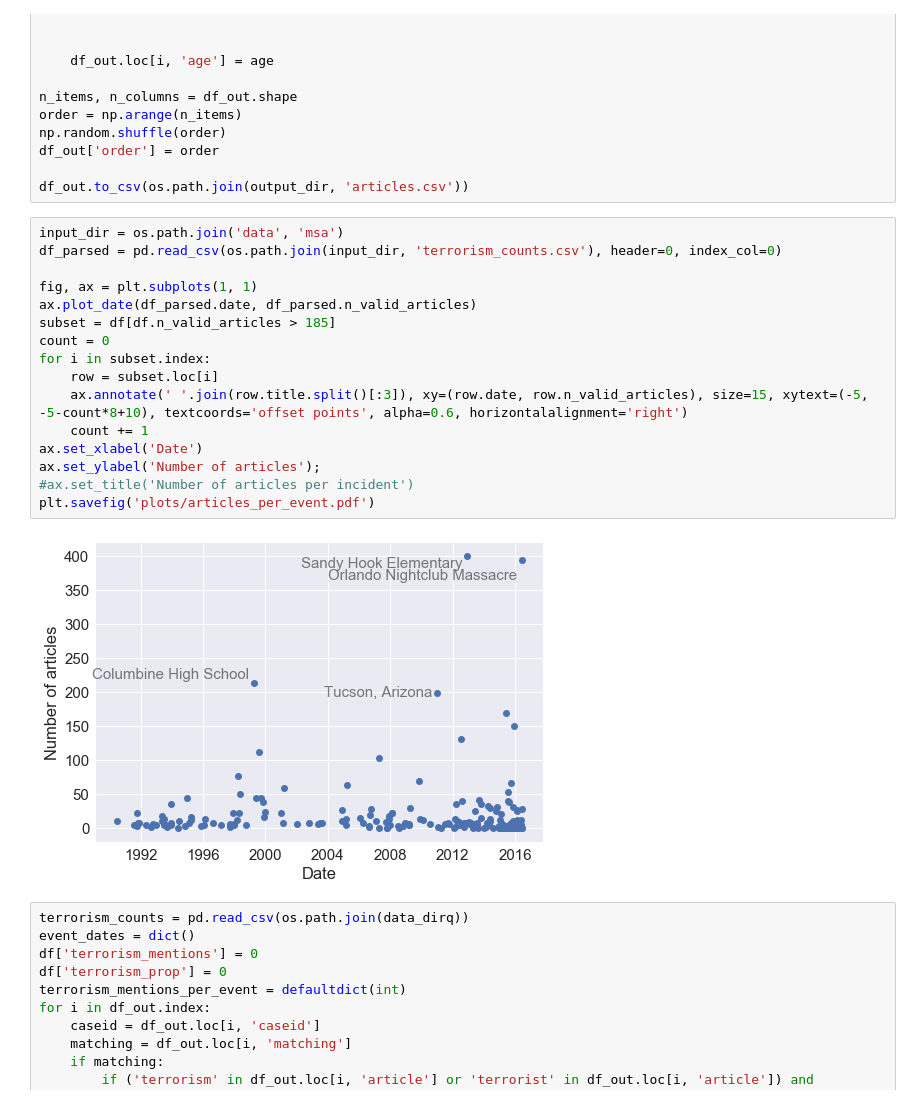
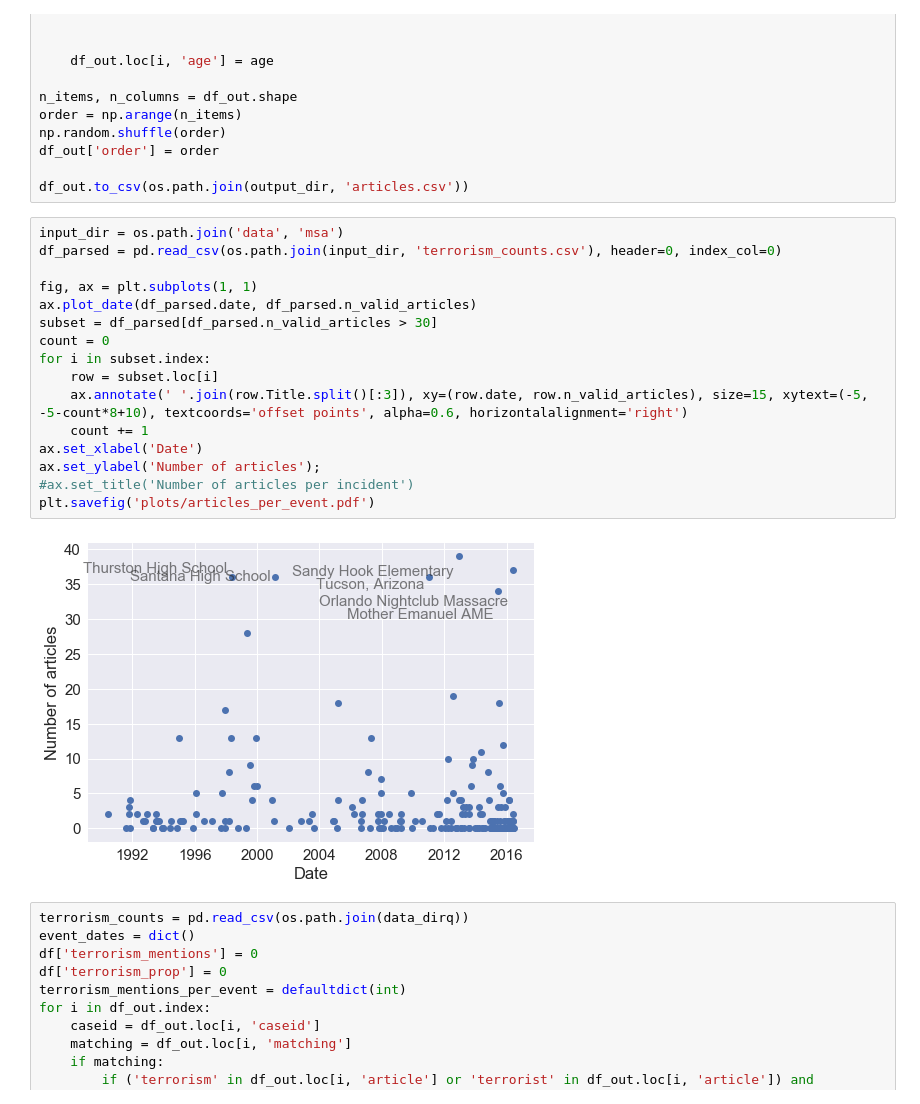
Before and after one commit to dallascard/terrorism, a Jupyter notebook: explore_articles.ipynb, the cells around one changed output. Cells and saved outputs as stored; diff of their text form.

```diff
--- a/explore_articles.ipynb
+++ b/explore_articles.ipynb
@@ -586,21 +586,21 @@ df_out.to_csv(os.path.join(output_dir, 'articles.csv'))
 # %%
 input_dir = os.path.join('data', 'msa')
 df_parsed = pd.read_csv(os.path.join(input_dir, 'terrorism_counts.csv'), header=0, index_col=0)
 
 fig, ax = plt.subplots(1, 1)
 ax.plot_date(df_parsed.date, df_parsed.n_valid_articles)
-subset = df[df.n_valid_articles > 185]
+subset = df_parsed[df_parsed.n_valid_articles > 30]
 count = 0
 for i in subset.index:
     row = subset.loc[i]
-    ax.annotate(' '.join(row.title.split()[:3]), xy=(row.date, row.n_valid_articles), size=15, xytext=(-5, -5-count*8+10), textcoords='offset points', alpha=0.6, horizontalalignment='right')
+    ax.annotate(' '.join(row.Title.split()[:3]), xy=(row.date, row.n_valid_articles), size=15, xytext=(-5, -5-count*8+10), textcoords='offset points', alpha=0.6, horizontalalignment='right')
     count += 1
 ax.set_xlabel('Date')
 ax.set_ylabel('Number of articles');
 #ax.set_title('Number of articles per incident')
 plt.savefig('plots/articles_per_event.pdf')
 # %% [output]
-[figure, old version]
+[figure, new version]
 # %%
 terrorism_counts = pd.read_csv(os.path.join(data_dirq))
 event_dates = dict()
```
Also changed, not shown: 2 other files.
